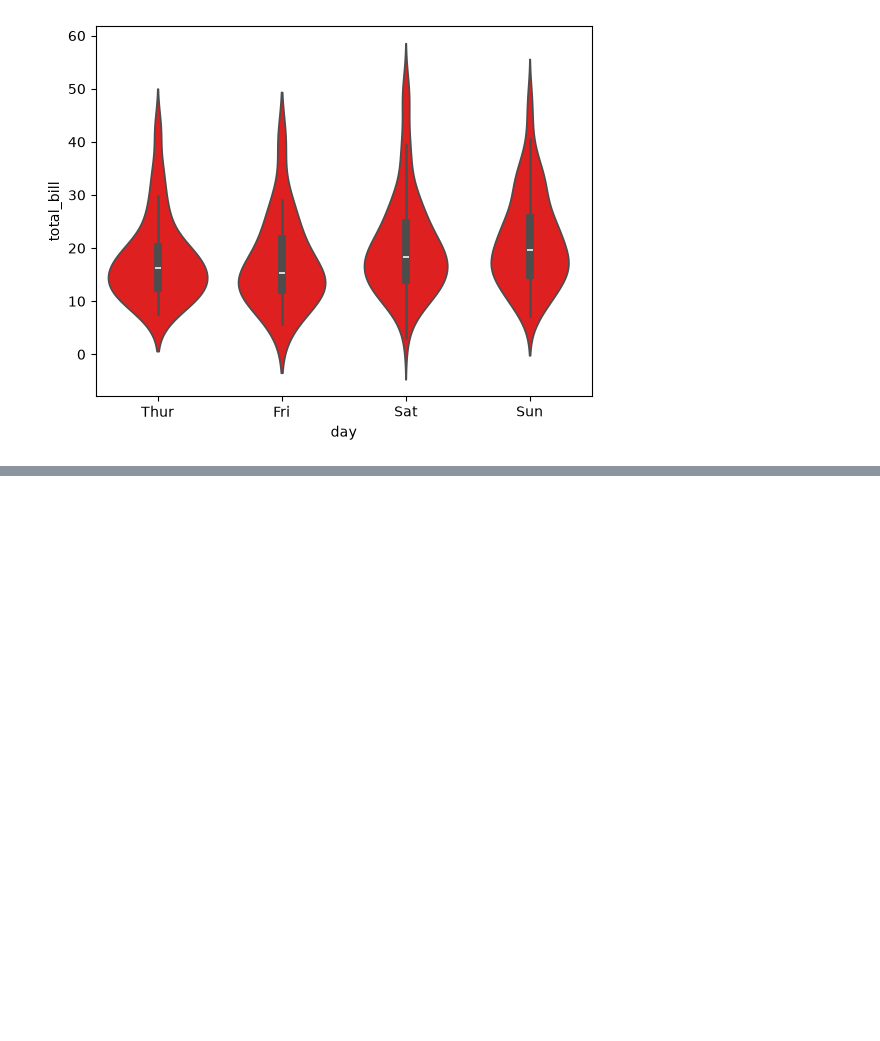
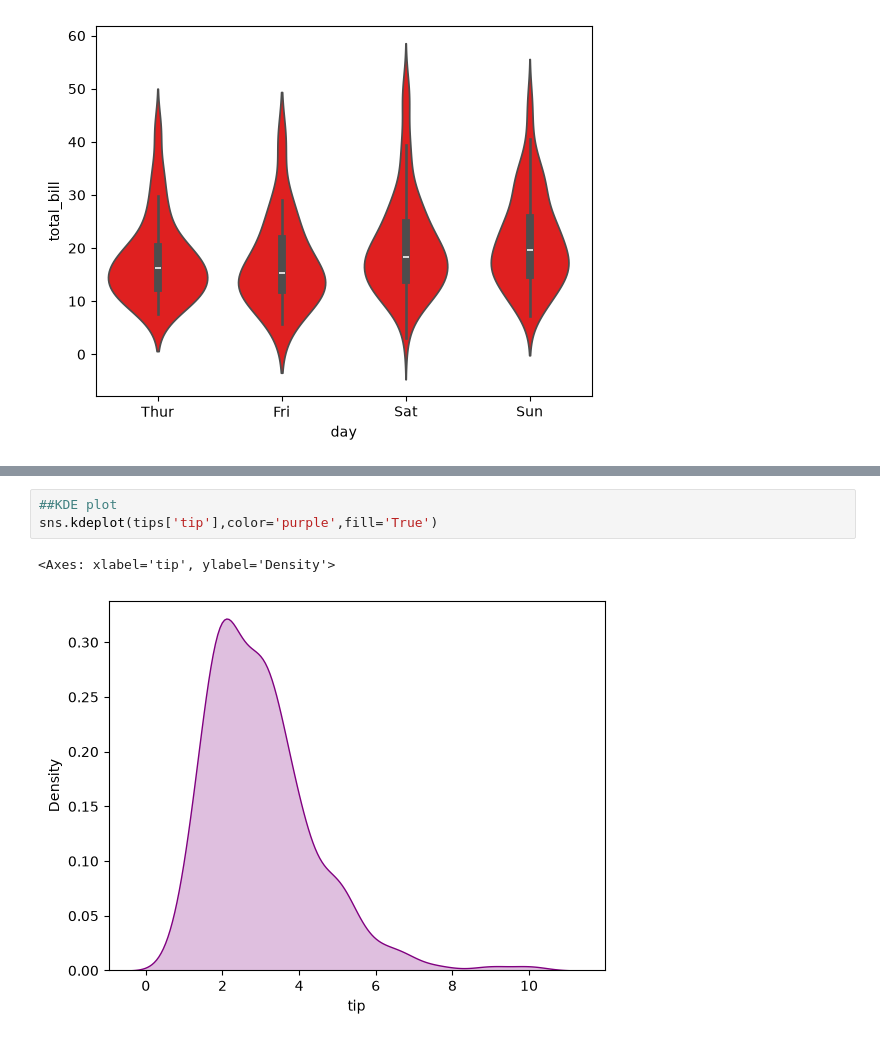
Before and after one commit to vanshvats07/python-practice, a Jupyter notebook: Data analysis/seaborn.ipynb, the cells around one changed output, grey strips where cells are left out. Cells and saved outputs as stored; diff of their text form; blank space fills up the shorter version.

```diff
--- a/Data analysis/seaborn.ipynb
+++ b/Data analysis/seaborn.ipynb
@@ -83,0 +84,6 @@ sns.histplot(tips['total_bill'],bins=5,color='purple',kde=True,edgecolor='black'
+# %%
+##KDE plot
+sns.kdeplot(tips['tip'],color='purple',fill='True')
+# %% [output]
+<Axes: xlabel='tip', ylabel='Density'>
+[figure, added]
```
Also changed, not shown: parts of 1 cell of this notebook.
